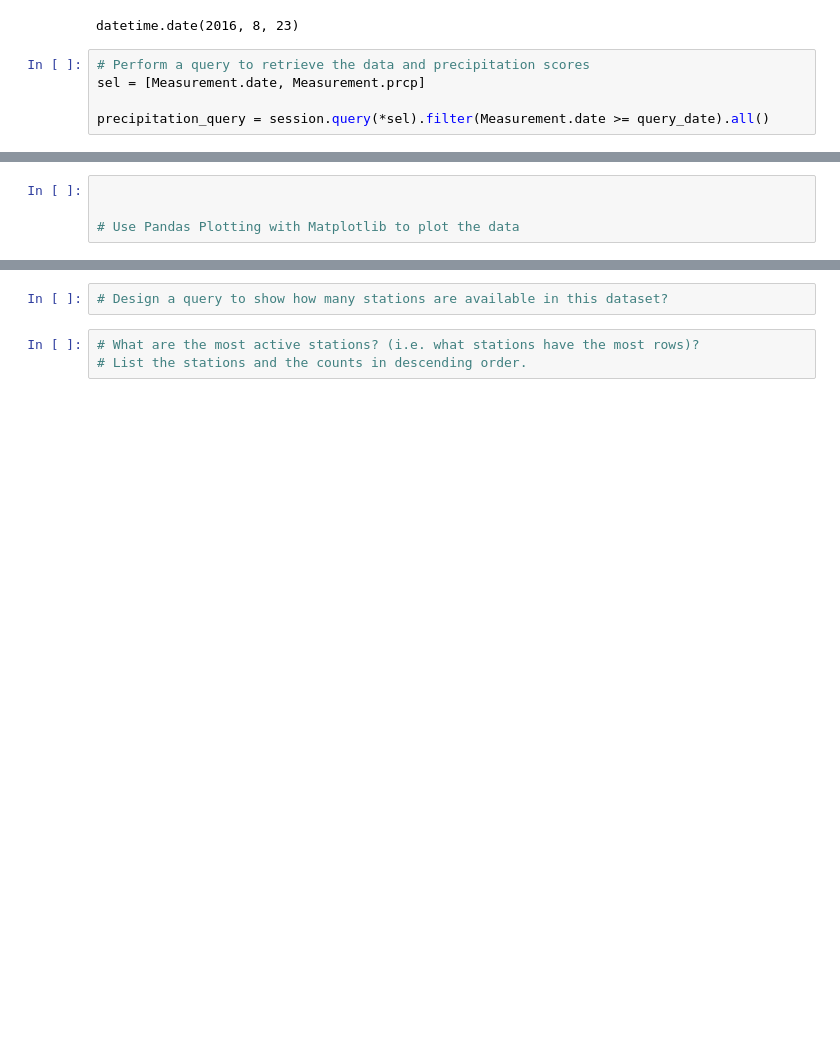
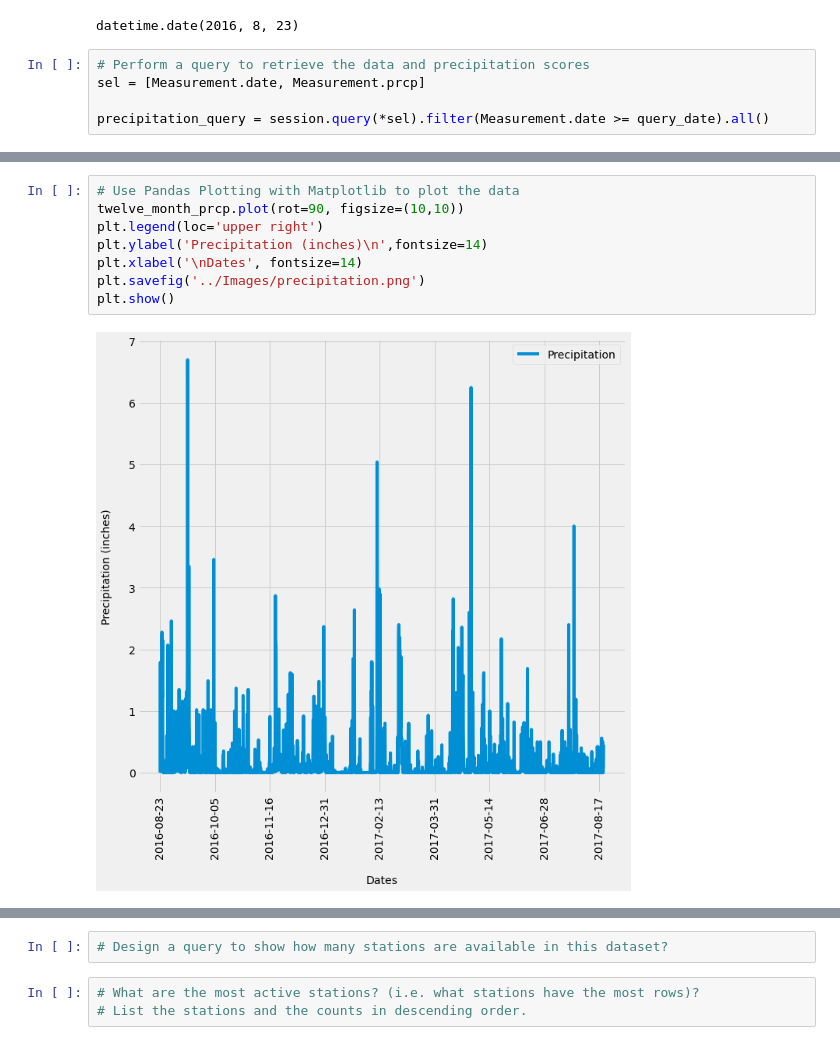
Before and after one commit to skumble27/sqlalchemy-challenge, a Jupyter notebook: Drafts/climate_starter_Draft1.ipynb, the cells around one changed output, grey strips where cells are left out. Drawn from its saved outputs; the diff is of its cells as text; blank space fills up the shorter version.

```diff
--- a/Drafts/climate_starter_Draft1.ipynb
+++ b/Drafts/climate_starter_Draft1.ipynb
@@ -144,6 +163,12 @@ twelve_month_prcp.head()
-# %%
-
-
-# Use Pandas Plotting with Matplotlib to plot the data
+# %%
+# Use Pandas Plotting with Matplotlib to plot the data
+twelve_month_prcp.plot(rot=90, figsize=(10,10))
+plt.legend(loc='upper right')
+plt.ylabel('Precipitation (inches)\n',fontsize=14)
+plt.xlabel('\nDates', fontsize=14)
+plt.savefig('../Images/precipitation.png')
+plt.show()
+# %% [output]
+[figure, added]
 # %%
 # Use Pandas to calcualte the summary statistics for the precipitation data
```
Also changed, not shown: parts of 7 cells of this notebook, 1 other file.
